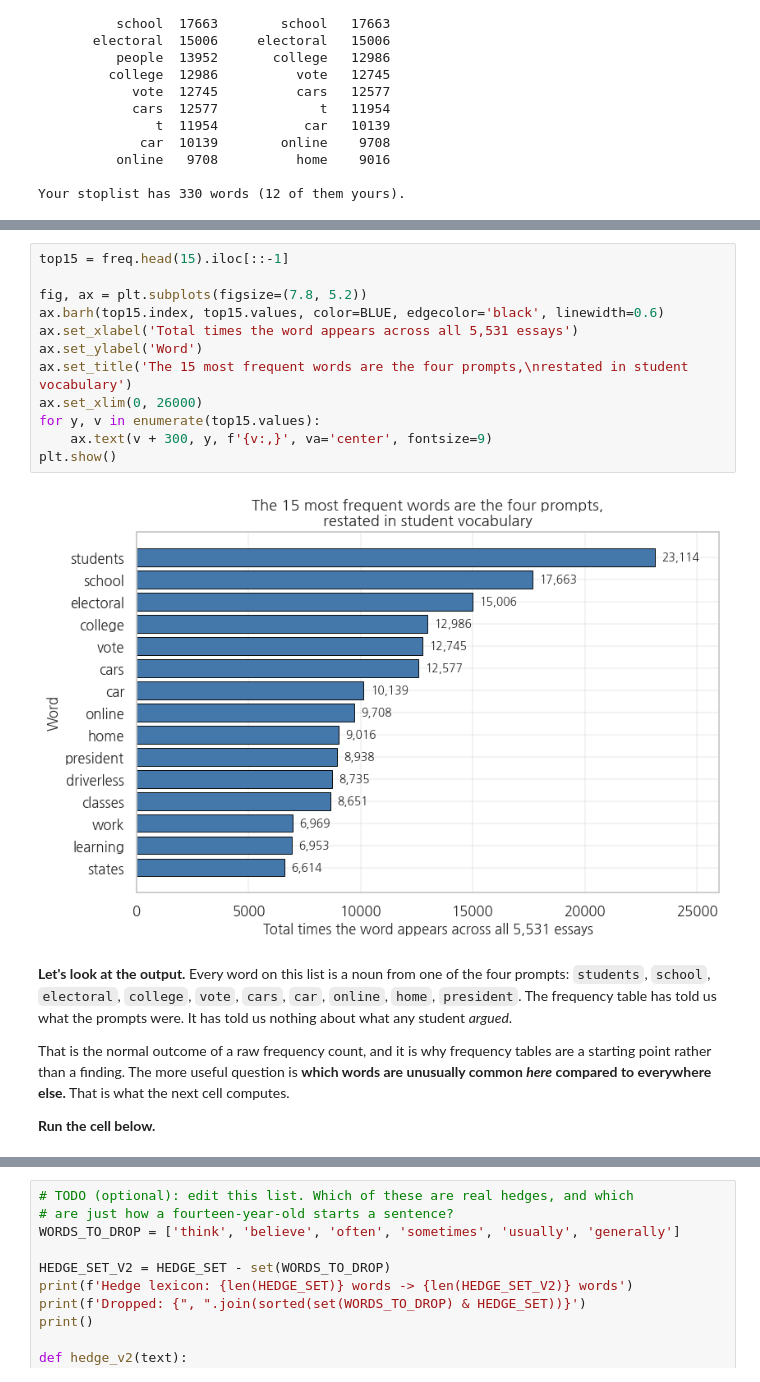
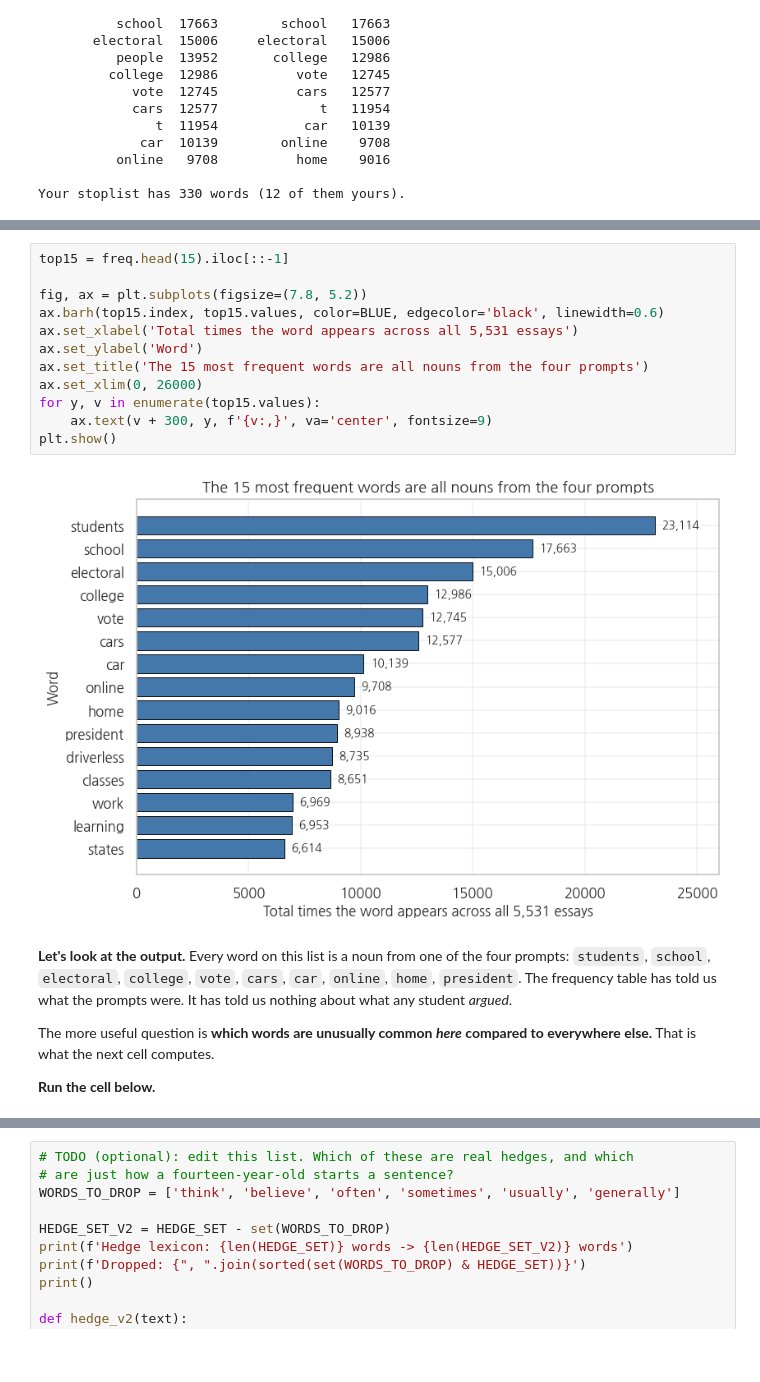
Before and after one commit to HakeoungLee/edis8100-teaching-learning-analytics, a Jupyter notebook: week05-miniproject2-text-nlp/week05_miniproject2_text_analytics.ipynb, the cells around one changed output, grey strips where cells are left out. Saved outputs shown, nothing was run; the diff lists cells and outputs as text; blank space fills up the shorter version.

```diff
--- a/week05-miniproject2-text-nlp/week05_miniproject2_text_analytics.ipynb
+++ b/week05-miniproject2-text-nlp/week05_miniproject2_text_analytics.ipynb
@@ -648,21 +669,21 @@ states         6614
 # %%
 top15 = freq.head(15).iloc[::-1]
 
 fig, ax = plt.subplots(figsize=(7.8, 5.2))
 ax.barh(top15.index, top15.values, color=BLUE, edgecolor='black', linewidth=0.6)
 ax.set_xlabel('Total times the word appears across all 5,531 essays')
 ax.set_ylabel('Word')
-ax.set_title('The 15 most frequent words are the four prompts,\nrestated in student vocabulary')
+ax.set_title('The 15 most frequent words are all nouns from the four prompts')
 ax.set_xlim(0, 26000)
 for y, v in enumerate(top15.values):
     ax.text(v + 300, y, f'{v:,}', va='center', fontsize=9)
 plt.show()
 # %% [output]
-[figure, old version]
+[figure, new version]
 # %% [markdown]
 **Let's look at the output.** Every word on this list is a noun from one of the four prompts: `students`, `school`, `electoral`, `college`, `vote`, `cars`, `car`, `online`, `home`, `president`. The frequency table has told us what the prompts were. It has told us nothing about what any student *argued*.
 
-That is the normal outcome of a raw frequency count, and it is why frequency tables are a starting point rather than a finding. The more useful question is **which words are unusually common *here* compared to everywhere else.** That is what the next cell computes.
+The more useful question is **which words are unusually common *here* compared to everywhere else.** That is what the next cell computes.
 
 **Run the cell below.**
 # %%
```
Also changed, not shown: parts of 68 cells of this notebook, 1 other file.
